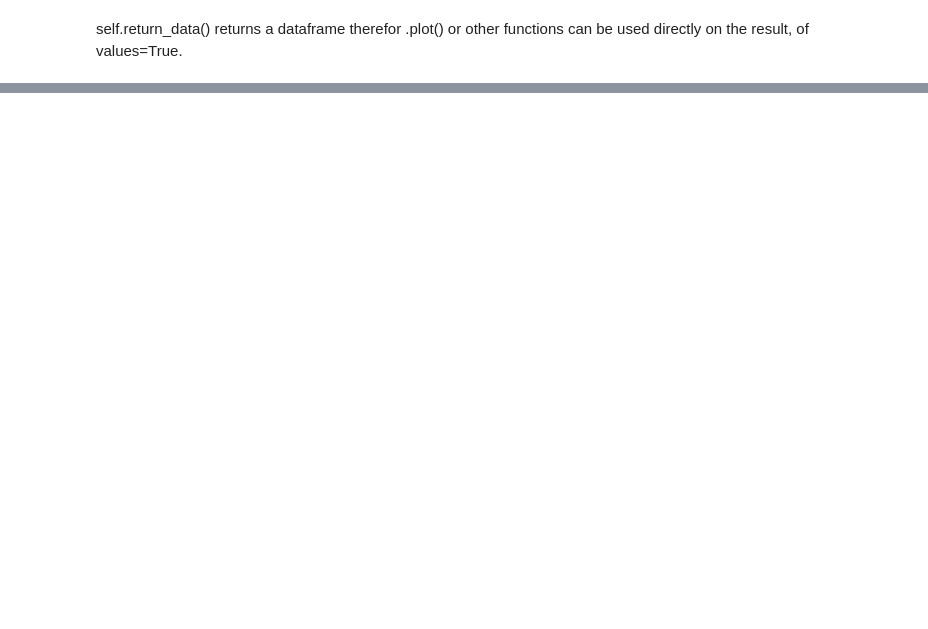
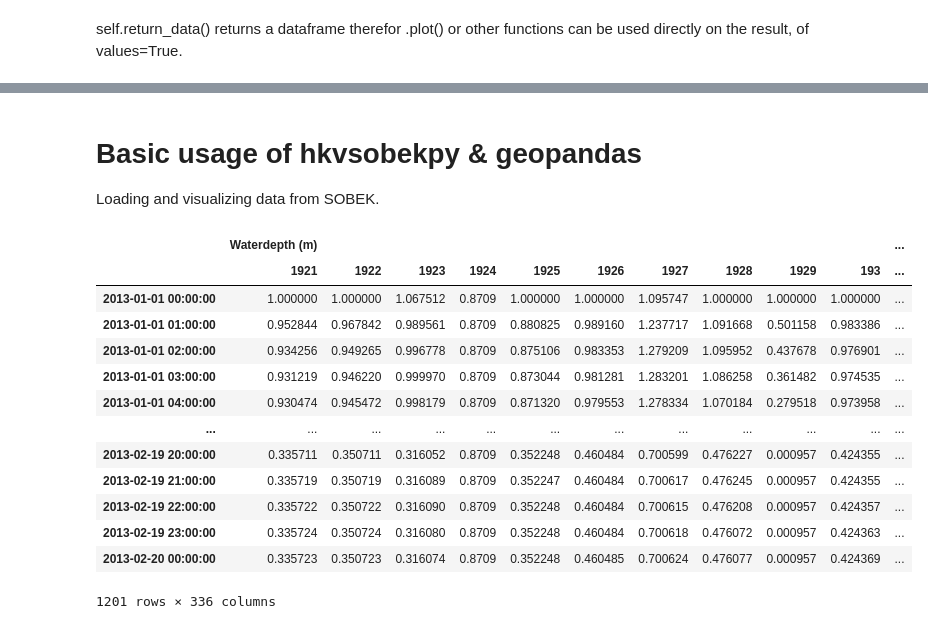
Before and after one commit to thomas-wsbd/wsbd-tools, a Jupyter notebook: examples_notebook.ipynb, the cells around one changed output, grey strips where cells are left out. Cells and saved outputs as stored; diff of their text form; code cells hidden in the pictures; blank space fills up the shorter version.

```diff
--- a/examples_notebook.ipynb
+++ b/examples_notebook.ipynb
@@ -178,0 +272,24 @@ h.return_data(theme=2,parameter=1318,location=52300,startdate='20180101',enddate
+# %% [markdown]
+# Basic usage of hkvsobekpy & geopandas
+Loading and visualizing data from SOBEK.
+# %%
+import hkvsobekpy as hkv
+
+his_file = 'test_data\\hkvsobekpy\\CALCPNT.HIS' # binary his-file
+calcpnt = hkv.read_his.ReadMetadata(his_file).DataFrame() # read the file, convert to dataframe
+calcpnt
+# %% [output]
+|  | Waterdepth (m) |  |  |  |  |  |  |  |  |  | ... |
+|  | 1921 | 1922 | 1923 | 1924 | 1925 | 1926 | 1927 | 1928 | 1929 | 193 | ... |
+| 2013-01-01 00:00:00 | 1.000000 | 1.000000 | 1.067512 | 0.8709 | 1.000000 | 1.000000 | 1.095747 | 1.000000 | 1.000000 | 1.000000 | ... |
+| 2013-01-01 01:00:00 | 0.952844 | 0.967842 | 0.989561 | 0.8709 | 0.880825 | 0.989160 | 1.237717 | 1.091668 | 0.501158 | 0.983386 | ... |
+| 2013-01-01 02:00:00 | 0.934256 | 0.949265 | 0.996778 | 0.8709 | 0.875106 | 0.983353 | 1.279209 | 1.095952 | 0.437678 | 0.976901 | ... |
+| 2013-01-01 03:00:00 | 0.931219 | 0.946220 | 0.999970 | 0.8709 | 0.873044 | 0.981281 | 1.283201 | 1.086258 | 0.361482 | 0.974535 | ... |
+| 2013-01-01 04:00:00 | 0.930474 | 0.945472 | 0.998179 | 0.8709 | 0.871320 | 0.979553 | 1.278334 | 1.070184 | 0.279518 | 0.973958 | ... |
+| ... | ... | ... | ... | ... | ... | ... | ... | ... | ... | ... | ... |
+| 2013-02-19 20:00:00 | 0.335711 | 0.350711 | 0.316052 | 0.8709 | 0.352248 | 0.460484 | 0.700599 | 0.476227 | 0.000957 | 0.424355 | ... |
+| 2013-02-19 21:00:00 | 0.335719 | 0.350719 | 0.316089 | 0.8709 | 0.352247 | 0.460484 | 0.700617 | 0.476245 | 0.000957 | 0.424355 | ... |
+| 2013-02-19 22:00:00 | 0.335722 | 0.350722 | 0.316090 | 0.8709 | 0.352248 | 0.460484 | 0.700615 | 0.476208 | 0.000957 | 0.424357 | ... |
+| 2013-02-19 23:00:00 | 0.335724 | 0.350724 | 0.316080 | 0.8709 | 0.352248 | 0.460484 | 0.700618 | 0.476072 | 0.000957 | 0.424363 | ... |
+| 2013-02-20 00:00:00 | 0.335723 | 0.350723 | 0.316074 | 0.8709 | 0.352248 | 0.460485 | 0.700624 | 0.476077 | 0.000957 | 0.424369 | ... |
+1201 rows × 336 columns
```
Also changed, not shown: parts of 25 cells of this notebook.
